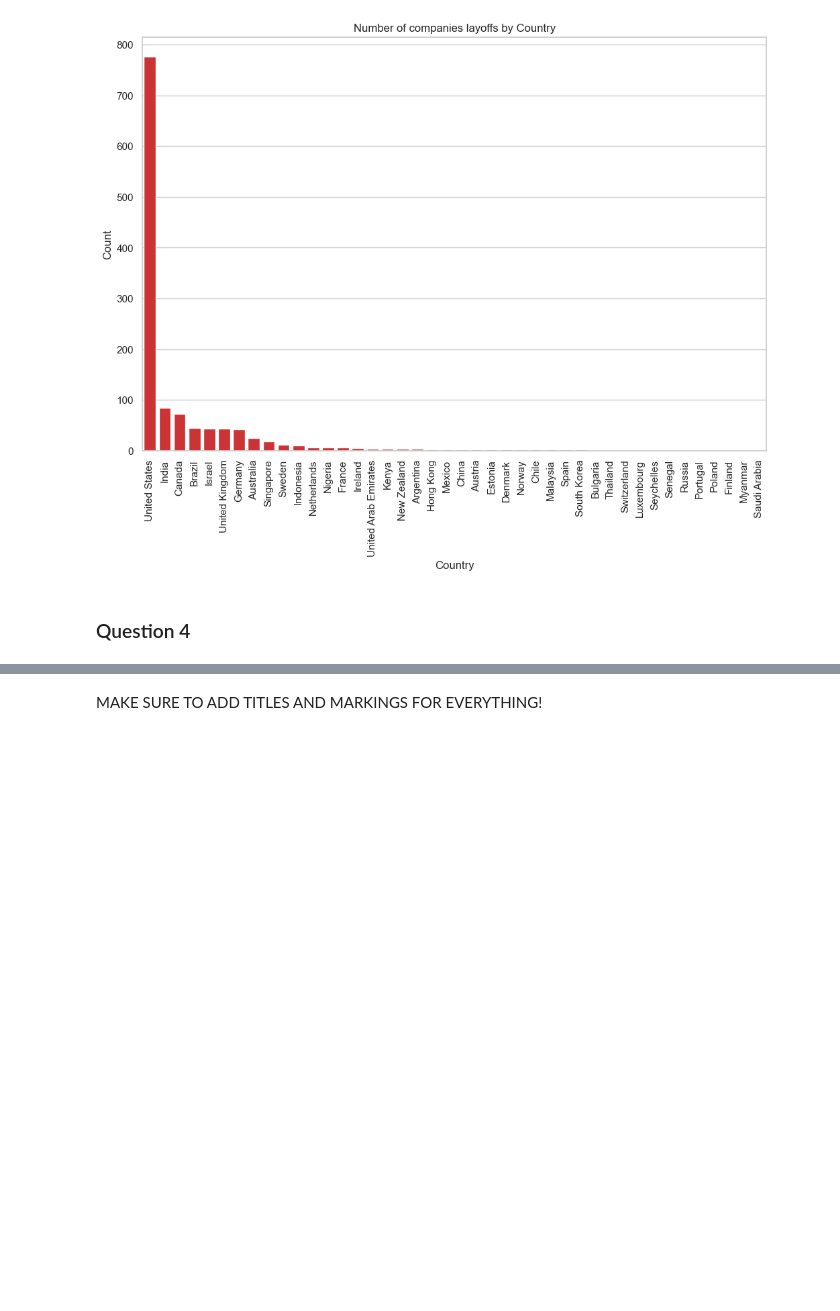
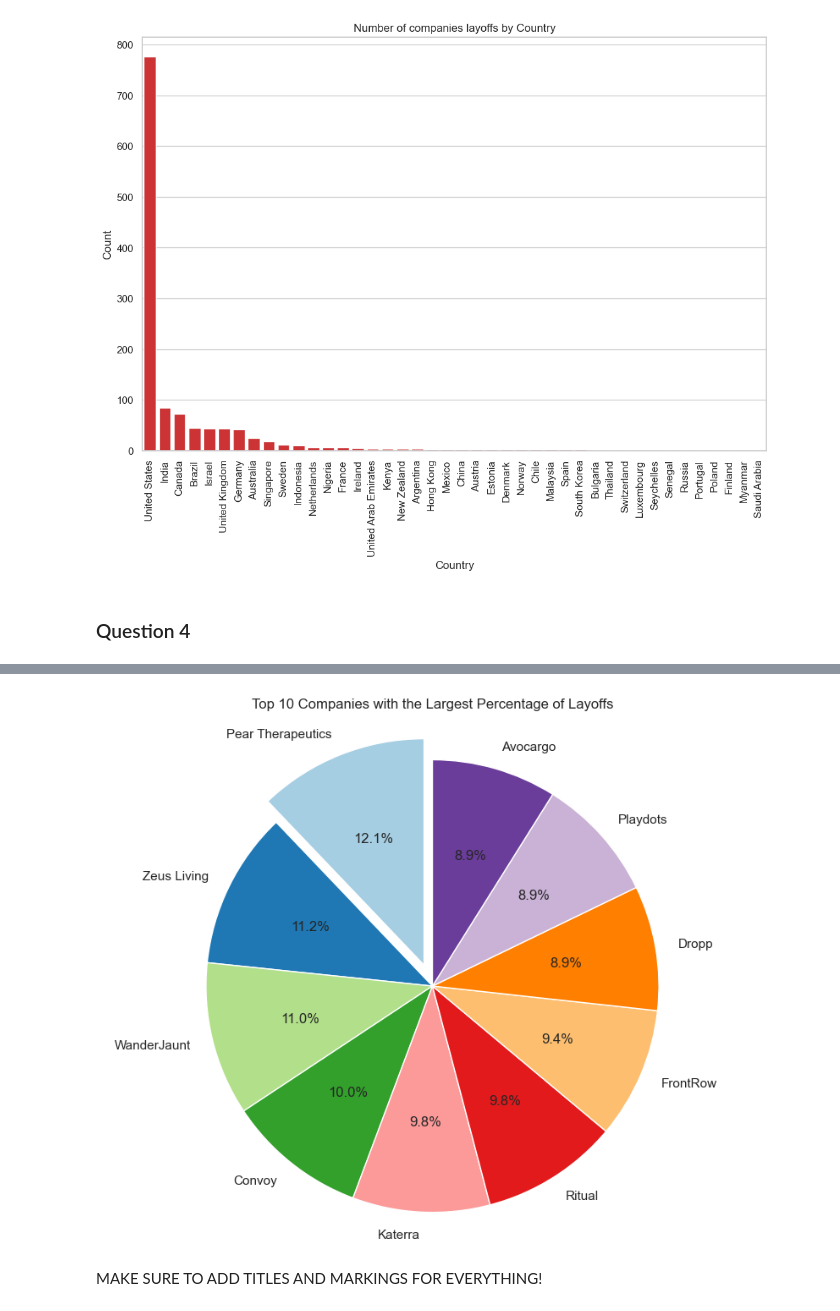
Before and after one commit to alexandrecogordan/data-visualisation, a Jupyter notebook: TD2/alexandre-cogordan.ipynb, the cells around one changed output, grey strips where cells are left out. Drawn from its saved outputs; the diff is of its cells as text; code cells hidden in the pictures; blank space fills up the shorter version.

```diff
--- a/TD2/alexandre-cogordan.ipynb
+++ b/TD2/alexandre-cogordan.ipynb
@@ -455,2 +525,19 @@ plt.show()
+# %%
+companies_layoffs = layoffs_df.groupby('company')['percentage_laid_off'].sum().reset_index().sort_values('percentage_laid_off', ascending=False)
+companies_layoffs = companies_layoffs.reset_index(drop=True)[:10]
+
+sns.set_palette("Paired")
+
+plt.figure(figsize=(10, 8))
+explode = (0.1, 0, 0, 0, 0, 0, 0, 0, 0, 0)
+
+plt.pie(companies_layoffs['percentage_laid_off'], labels=companies_layoffs['company'], autopct='%1.1f%%', explode=explode, startangle=90)
+
+plt.title('Top 10 Companies with the Largest Percentage of Layoffs')
+plt.axis('equal')
+
+plt.show()
+# %% [output]
+[figure, added]
 # %% [markdown]
 MAKE SURE TO ADD TITLES AND MARKINGS FOR EVERYTHING!
```
Also changed, not shown: parts of 13 cells of this notebook.
